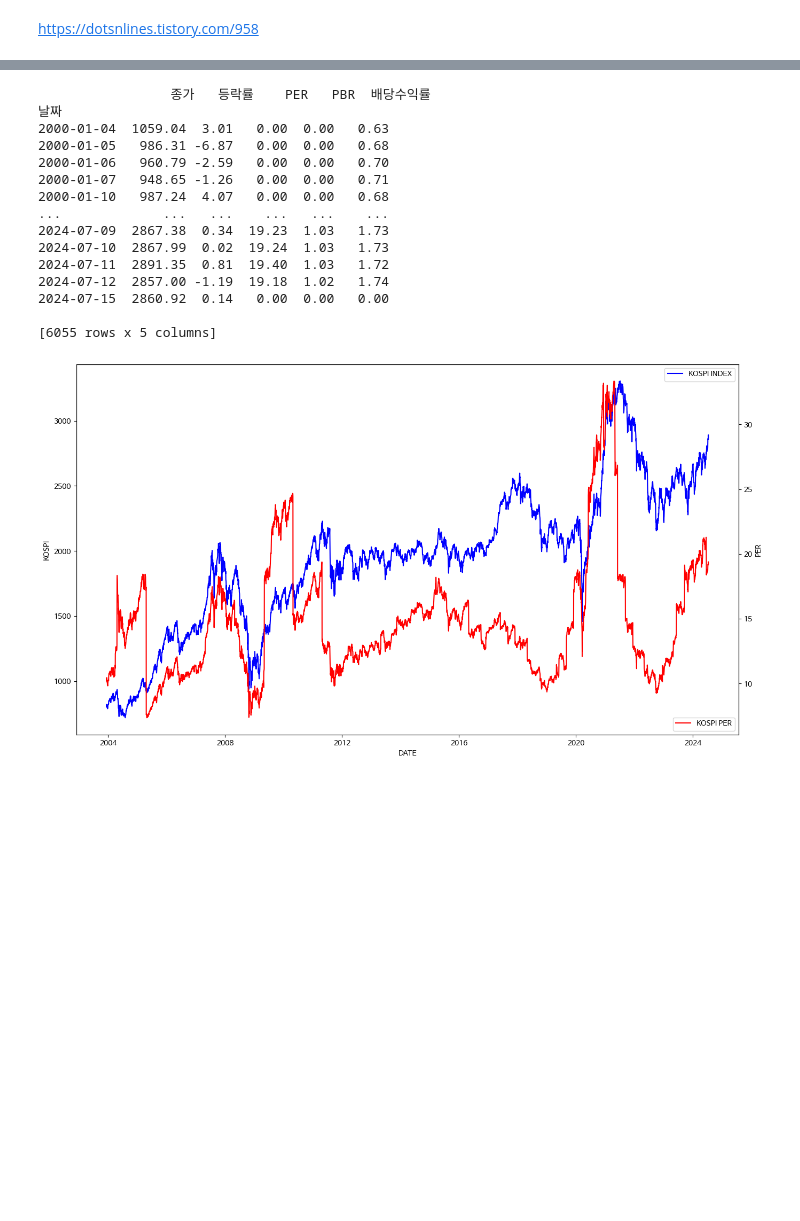
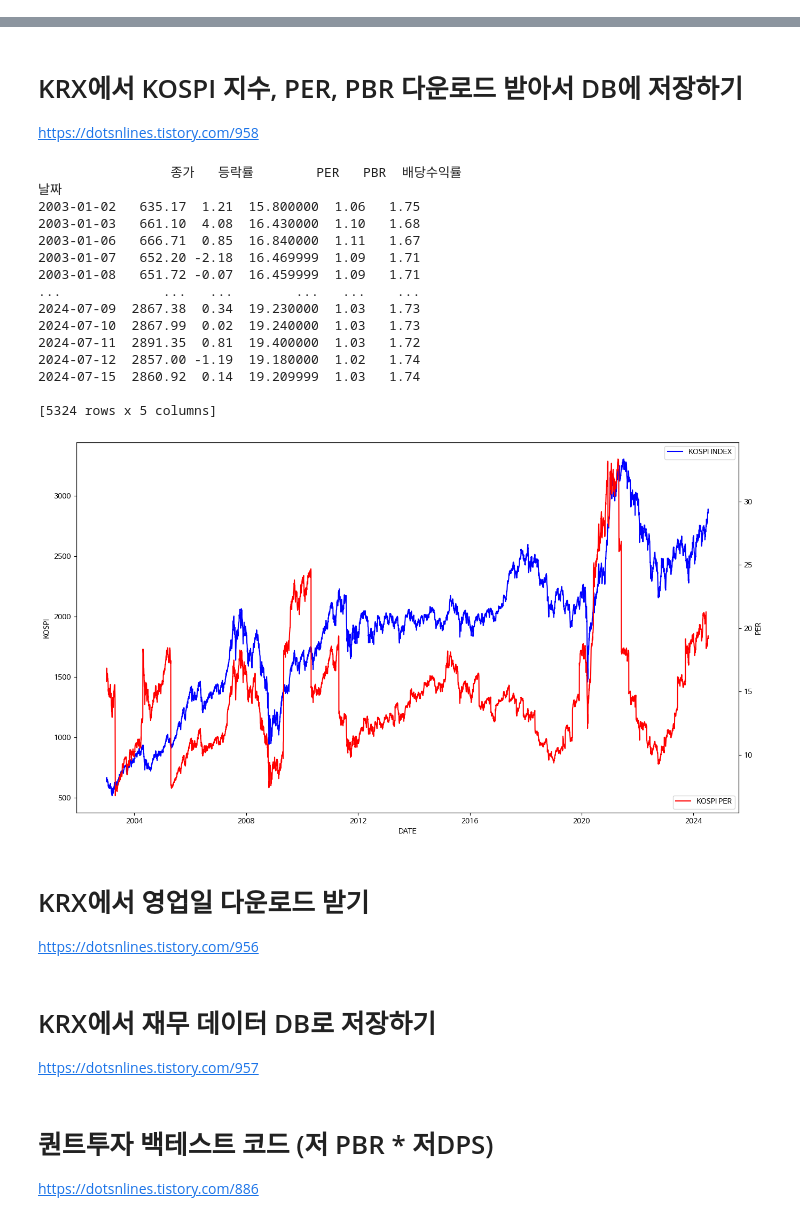
Before and after one commit to kusool72/python, a Jupyter notebook: 퀀트투자.ipynb, the cells around one changed output, grey strips where cells are left out. Saved outputs shown, nothing was run; the diff lists cells and outputs as text; code cells hidden in the pictures; blank space fills up the shorter version.

```diff
--- a/퀀트투자.ipynb
+++ b/퀀트투자.ipynb
@@ -1,5 +1,3 @@
-# %% [markdown]
-https://dotsnlines.tistory.com/958
 # %%
 !pip install pykrx
 # %% [output]
@@ -20,56 +18,63 @@ Requirement already satisfied: idna<4,>=2.5 in c:\programdata\anaconda3\lib\site
 Requirement already satisfied: urllib3<3,>=1.21.1 in c:\programdata\anaconda3\lib\site-packages (from requests->pykrx) (2.0.7)
 Requirement already satisfied: certifi>=2017.4.17 in c:\programdata\anaconda3\lib\site-packages (from requests->pykrx) (2024.7.4)
 Requirement already satisfied: setuptools in c:\programdata\anaconda3\lib\site-packages (from zope.interface->datetime->pykrx) (68.2.2)
+# %% [markdown]
+# KRX에서 KOSPI 지수, PER, PBR 다운로드 받아서 DB에 저장하기
+https://dotsnlines.tistory.com/958
 # %%
 from pykrx import stock
 import sqlite3
 
-df_kos = stock.get_index_fundamental('20000101','20240715', '1001')
+#df_kos = stock.get_index_fundamental('20000101','20240715', '1001')
+df_kos = stock.get_index_fundamental('20030101','20240715', '1001')
 con = sqlite3.connect('krx_data.db')
 df_kos.to_sql('kospi_index', con=con, if_exists='replace')
 
 print(df_kos)
 # %% [output]
-                 종가   등락률    PER   PBR  배당수익률
+                 종가   등락률        PER   PBR  배당수익률
 날짜
-2000-01-04  1059.04  3.01   0.00  0.00   0.63
-2000-01-05   986.31 -6.87   0.00  0.00   0.68
-2000-01-06   960.79 -2.59   0.00  0.00   0.70
-2000-01-07   948.65 -1.26   0.00  0.00   0.71
-2000-01-10   987.24  4.07   0.00  0.00   0.68
-...             ...   ...    ...   ...    ...
-2024-07-09  2867.38  0.34  19.23  1.03   1.73
-2024-07-10  2867.99  0.02  19.24  1.03   1.73
-2024-07-11  2891.35  0.81  19.40  1.03   1.72
-2024-07-12  2857.00 -1.19  19.18  1.02   1.74
-2024-07-15  2860.92  0.14   0.00  0.00   0.00
+2003-01-02   635.17  1.21  15.800000  1.06   1.75
+2003-01-03   661.10  4.08  16.430000  1.10   1.68
+2003-01-06   666.71  0.85  16.840000  1.11   1.67
+2003-01-07   652.20 -2.18  16.469999  1.09   1.71
+2003-01-08   651.72 -0.07  16.459999  1.09   1.71
+...             ...   ...        ...   ...    ...
+2024-07-09  2867.38  0.34  19.230000  1.03   1.73
+2024-07-10  2867.99  0.02  19.240000  1.03   1.73
+2024-07-11  2891.35  0.81  19.400000  1.03   1.72
+2024-07-12  2857.00 -1.19  19.180000  1.02   1.74
+2024-07-15  2860.92  0.14  19.209999  1.03   1.74
 
-[6055 rows x 5 columns]
+[5324 rows x 5 columns]
 # %%
 import sqlite3
 import pandas as pd
 import matplotlib.pyplot as plt
 
 con = sqlite3.connect("krx_data.db")
-df_kos = pd.read_sql("SELECT 날짜, 종가, 등락률, PER, PBR FROM kospi_index WHERE 날짜 > '2003-12-12' AND 날짜 < '2024-07-15'", con)
+df_kos = pd.read_sql("SELECT 날짜, 종가, 등락률, PER, PBR FROM kospi_index", con)
 
 df_kos['날짜'] = pd.to_datetime(df_kos['날짜'])
 # df_kos['날짜'] = df_kos['날짜'].dt.strftime('%Y%m%d')
 df_kos = df_kos.set_index('날짜')
 
 plt.rcParams['figure.figsize'] = (16, 9)
 
 fig, ax1 = plt.subplots()
 ax1.set_xlabel('DATE')
 ax1.set_ylabel('KOSPI')
 ax1.plot(df_kos.index, df_kos['종가'], color='blue', label='KOSPI INDEX')
 ax1.legend(loc='upper right')
 
 ax2 = ax1.twinx()
 ax2.set_ylabel('PER')
 ax2.plot(df_kos.index, df_kos['PER'], color='red', label='KOSPI PER')
 ax2.legend(loc='lower right')
 
 plt.show()
 # %% [output]
-[figure, old version]
+[figure, new version]
+# %% [markdown]
+# KRX에서 영업일 다운로드 받기
+https://dotsnlines.tistory.com/956
@@ -75,0 +112,3 @@ plt.show()
+# %% [markdown]
+# KRX에서 재무 데이터 DB로 저장하기
+https://dotsnlines.tistory.com/957
@@ -75,0 +167,3 @@ plt.show()
+# %% [markdown]
+# 퀀트투자 백테스트 코드 (저 PBR * 저DPS)
+https://dotsnlines.tistory.com/886
```
Also changed, not shown: parts of 5 cells of this notebook.
